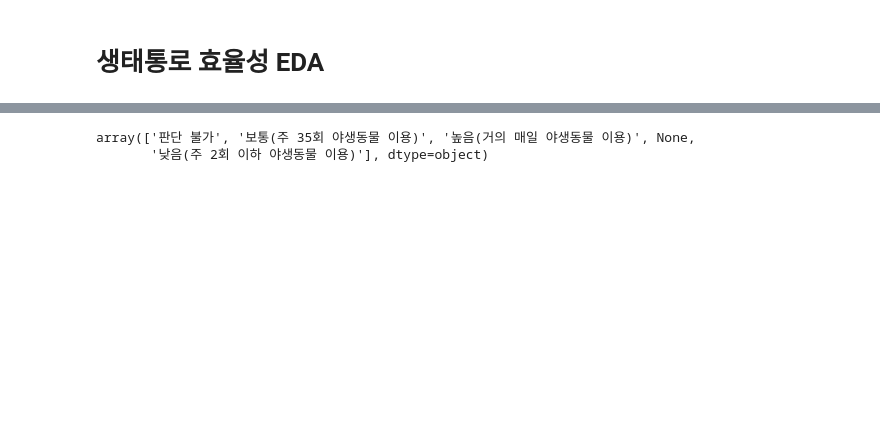
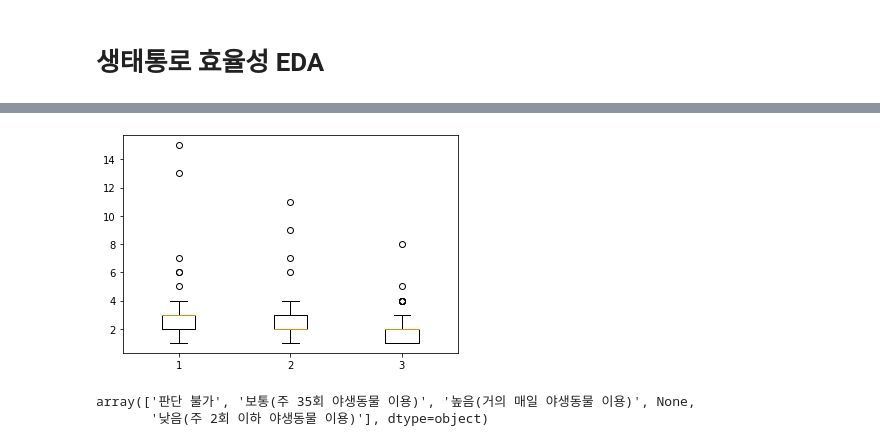
Before and after one commit to HKLeeeee/datacampus_dao, a Jupyter notebook: preprocessing/생태통로 정성지표 라벨링.ipynb, the cells around one changed output, grey strips where cells are left out. Drawn from its saved outputs; the diff is of its cells as text; code cells hidden in the pictures; blank space fills up the shorter version.

```diff
--- a/preprocessing/생태통로 정성지표 라벨링.ipynb
+++ b/preprocessing/생태통로 정성지표 라벨링.ipynb
@@ -227,0 +167,4 @@ df[(df['생태통로효율성']=='낮음(주 2회 이하 야생동물 이용)')
+# %%
+plot = df[['번호', '생태통로효율성', '이용확인 종 수']]
+plot = plot[(plot['생태통로효율성'].notnull()) & (plot['이용확인 종 수']>0)]
+plot
@@ -228,3 +185,11 @@ df[(df['생태통로효율성']=='낮음(주 2회 이하 야생동물 이용)')
+# %%
+plt.boxplot(x=[plot.loc[plot['생태통로효율성']=='높음(거의 매일 야생동물 이용)', '이용확인 종 수'],
+                plot.loc[plot['생태통로효율성']=='보통(주 35회 야생동물 이용)', '이용확인 종 수'],
+                plot.loc[plot['생태통로효율성']=='낮음(주 2회 이하 야생동물 이용)', '이용확인 종 수']
+                ])
+plt.show()
+# %% [output]
+[figure, added]
 # %%
 df['생태통로효율성'].unique()
 # %% [output]
```
Also changed, not shown: parts of 35 cells of this notebook, 2 other files.
